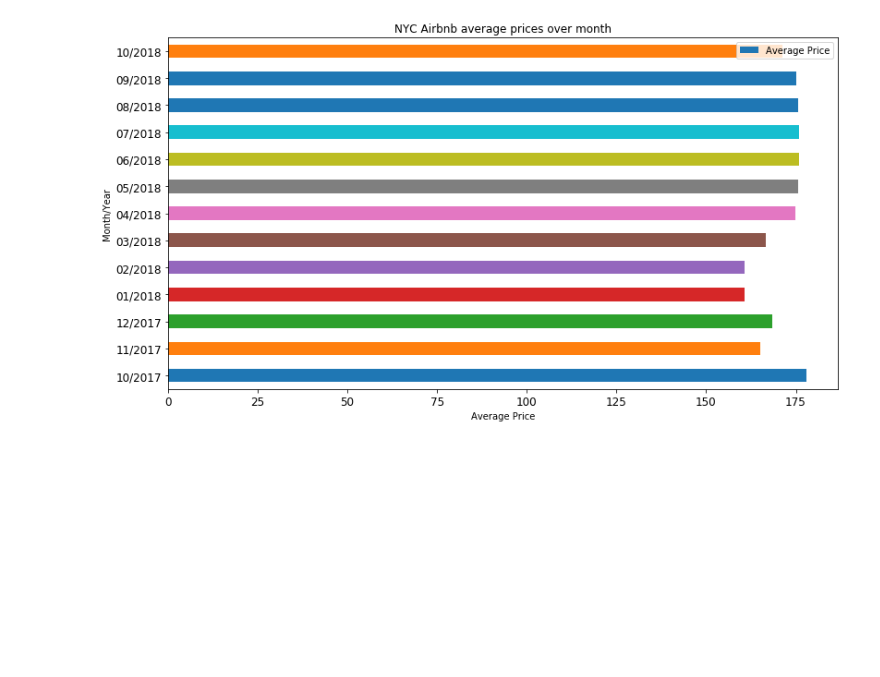
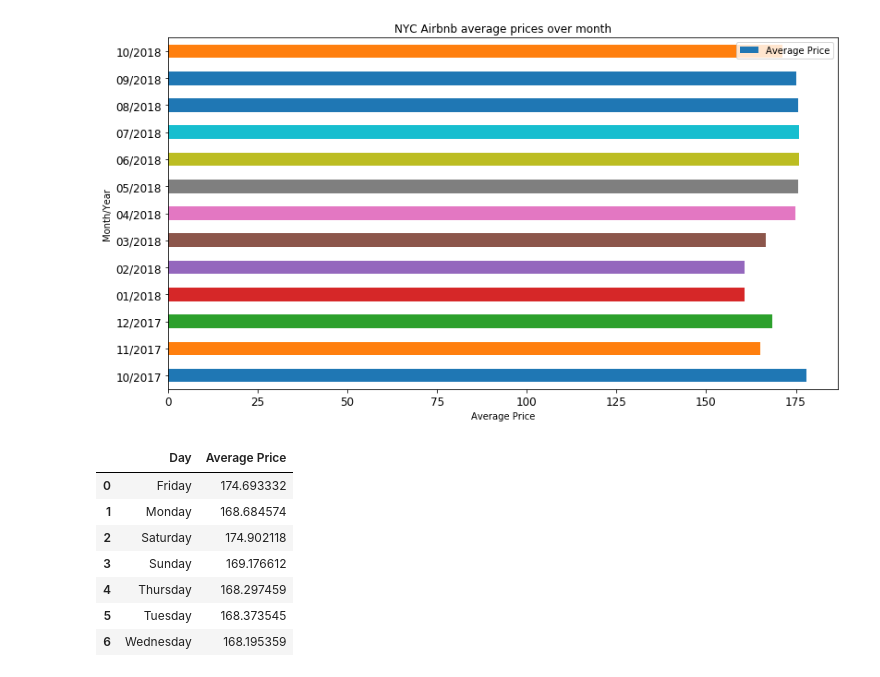
Before and after one commit to DeveloperManisha/Airbnb-Recommendation-System, a Jupyter notebook: Module_3/Module_3.ipynb, the cells around one changed output. Drawn from its saved outputs; the diff is of its cells as text; code cells hidden in the pictures; blank space fills up the shorter version.

```diff
--- a/Module_3/Module_3.ipynb
+++ b/Module_3/Module_3.ipynb
@@ -170,3 +175,17 @@ plt.xlabel('Average Price')
 # %% [output]
 Text(0.5,0,'Average Price')
 [figure]
+# %%
+dayDF = calendarDetailDF.groupby(['Day']).price.mean()
+dayDF = dayDF.reset_index()
+dayDF = dayDF.rename(columns={'price':'Average Price'})
+dayDF
+# %% [output]
+|  | Day | Average Price |
+| 0 | Friday | 174.693332 |
+| 1 | Monday | 168.684574 |
+| 2 | Saturday | 174.902118 |
+| 3 | Sunday | 169.176612 |
+| 4 | Thursday | 168.297459 |
+| 5 | Tuesday | 168.373545 |
+| 6 | Wednesday | 168.195359 |
```
Also changed, not shown: parts of 3 cells of this notebook.
